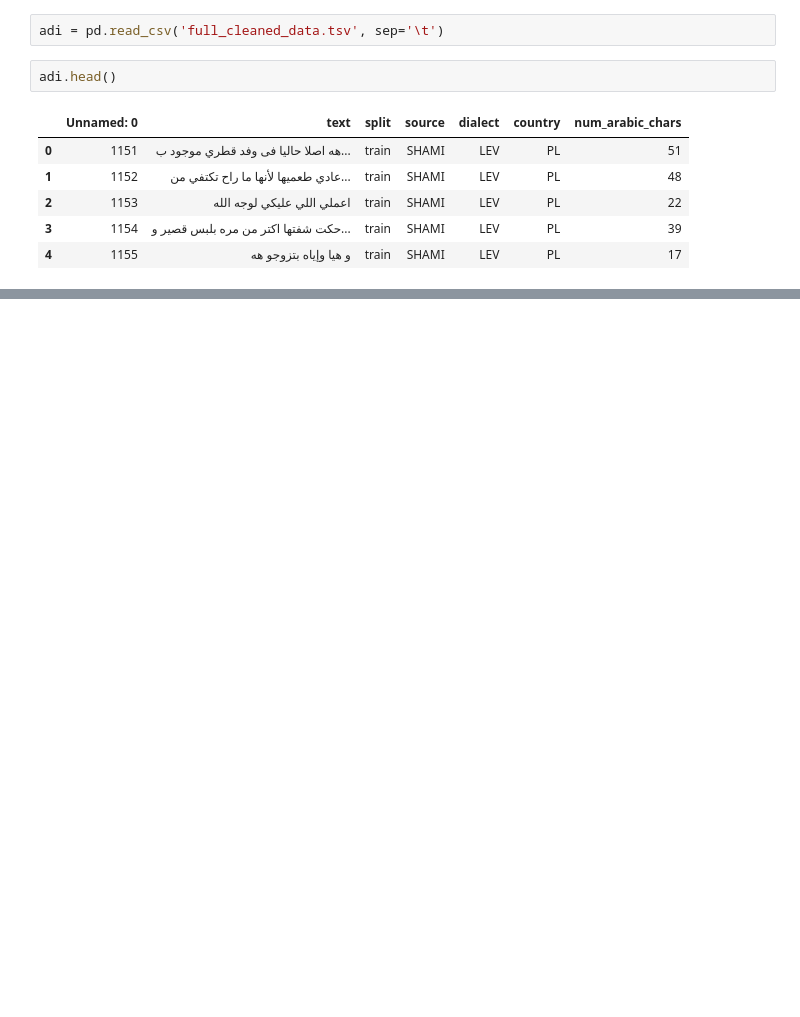
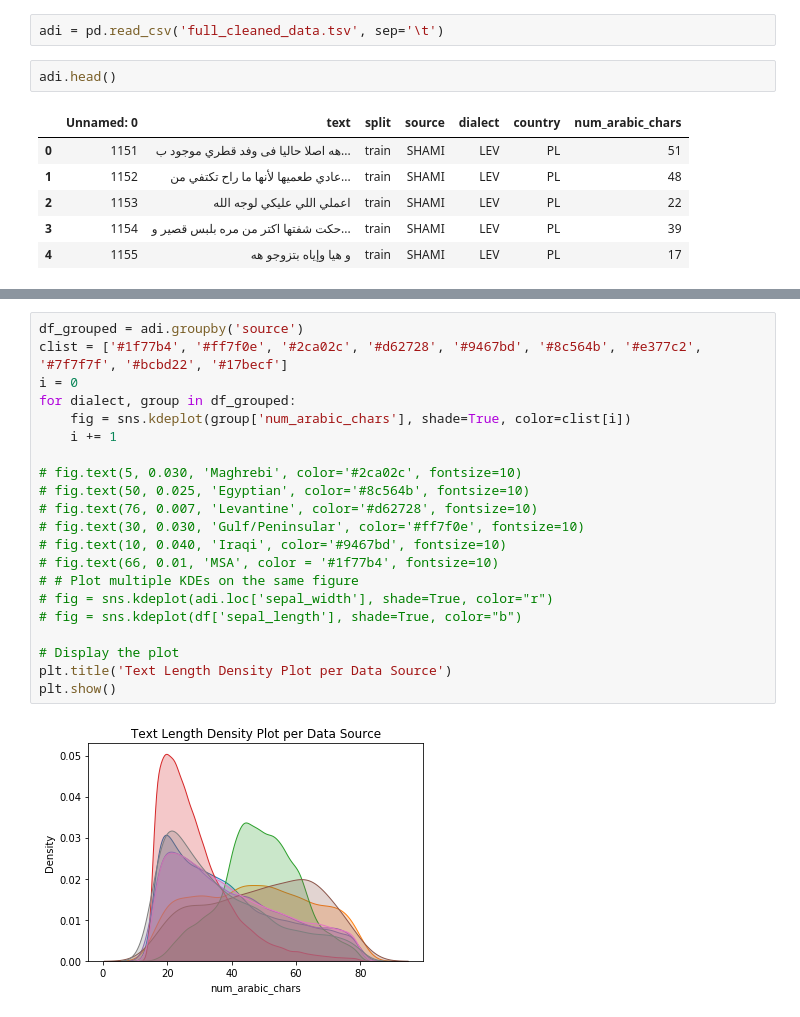
Before and after one commit to Dadaism6/CS260D-ADI, a Jupyter notebook: data_viz_for_presentation.ipynb, the cells around one changed output, grey strips where cells are left out. Cells and saved outputs as stored; diff of their text form; blank space fills up the shorter version.

```diff
--- a/data_viz_for_presentation.ipynb
+++ b/data_viz_for_presentation.ipynb
@@ -14,0 +160,23 @@ adi.head()
+# %%
+df_grouped = adi.groupby('source')
+clist = ['#1f77b4', '#ff7f0e', '#2ca02c', '#d62728', '#9467bd', '#8c564b', '#e377c2', '#7f7f7f', '#bcbd22', '#17becf']
+i = 0
+for dialect, group in df_grouped:
+    fig = sns.kdeplot(group['num_arabic_chars'], shade=True, color=clist[i])
+    i += 1
+
+# fig.text(5, 0.030, 'Maghrebi', color='#2ca02c', fontsize=10)
+# fig.text(50, 0.025, 'Egyptian', color='#8c564b', fontsize=10)
+# fig.text(76, 0.007, 'Levantine', color='#d62728', fontsize=10)
+# fig.text(30, 0.030, 'Gulf/Peninsular', color='#ff7f0e', fontsize=10)
+# fig.text(10, 0.040, 'Iraqi', color='#9467bd', fontsize=10)
+# fig.text(66, 0.01, 'MSA', color = '#1f77b4', fontsize=10)
+# # Plot multiple KDEs on the same figure
+# fig = sns.kdeplot(adi.loc['sepal_width'], shade=True, color="r")
+# fig = sns.kdeplot(df['sepal_length'], shade=True, color="b")
+
+# Display the plot
+plt.title('Text Length Density Plot per Data Source')
+plt.show()
+# %% [output]
+[figure, added]
```
Also changed, not shown: parts of 11 cells of this notebook.
